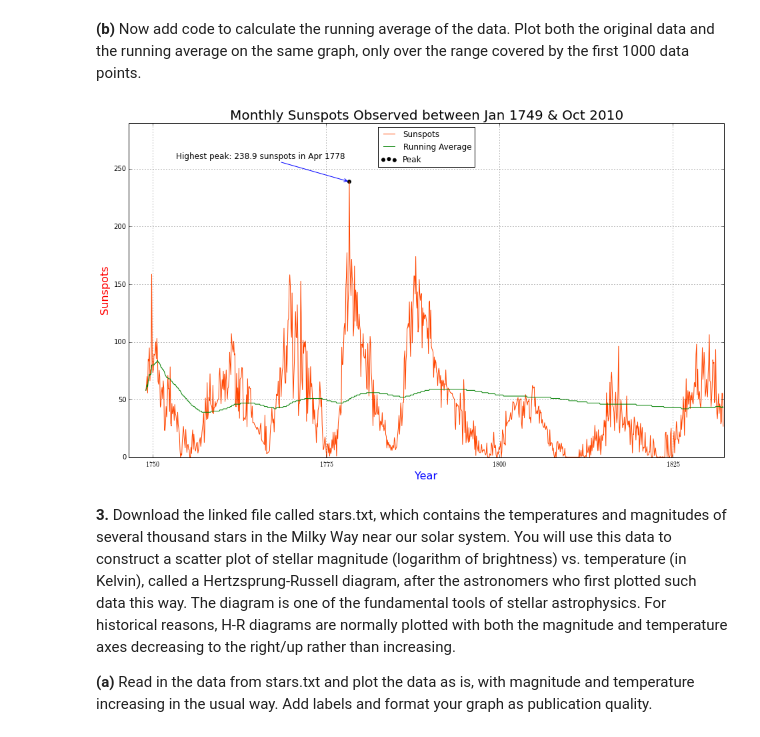
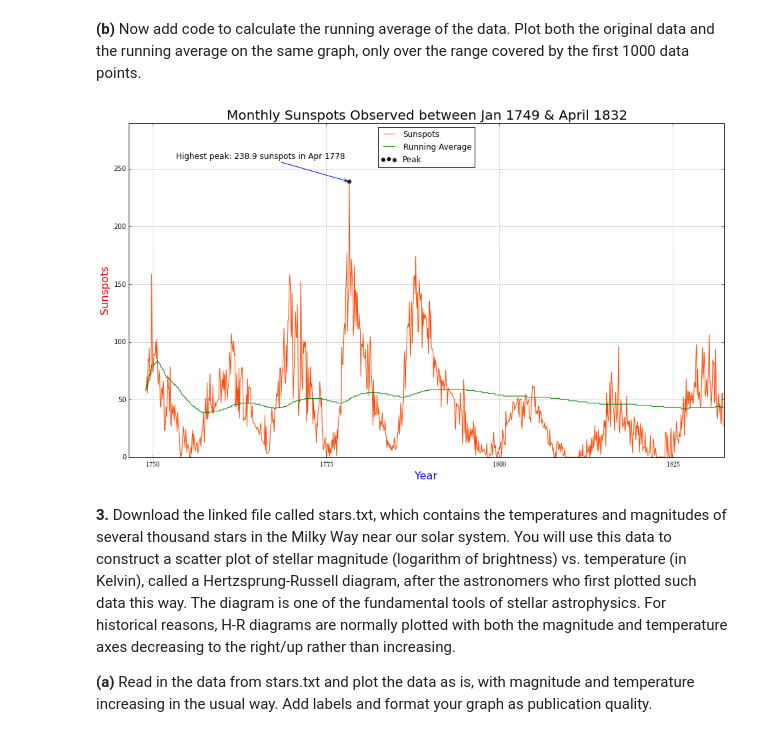
Before and after one commit to pnguye41/PHYS202-S14, a Jupyter notebook: Graphics/GraphicsExercises.ipynb, the cells around one changed output. Saved outputs shown, nothing was run; the diff lists cells and outputs as text; code cells hidden in the pictures.

```diff
--- a/Graphics/GraphicsExercises.ipynb
+++ b/Graphics/GraphicsExercises.ipynb
@@ -119,35 +119,35 @@ for n in x+1:
 y2 = ravg
 
 plt.figure(figsize=(16, 9), dpi=80)
 plt.plot(x, y, '-', markersize = 2, color='orangered', label='Sunspots')
 plt.plot(x, y2, '-', markersize = 4, color='g', label='Running Average')
 plt.xticks([12, 312, 612, 912, 1212, 1512, 1812, 2112, 2412, 2712, 3012],[r'$1750$', r'$1775$', r'$1800$', r'$1825$', r'$1850$', r'$1875$', r'$1900$', r'$1925$', r'$1950$', r'$1975$', r'$2000$'])
 plt.yticks([0, 50, 100, 150, 200, 250, 300])
 plt.xlim([-30,1000])
 plt.ylim([0,290])
 plt.xlabel("Year", color='b', fontsize=16)
 plt.ylabel("Sunspots", color='r', fontsize=16)
-plt.title("Monthly Sunspots Observed between Jan 1749 & Oct 2010", fontsize=20)
+plt.title("Monthly Sunspots Observed between Jan 1749 & April 1832", fontsize=20)
 
 
 peak = sunspots[:1000].max()
 peak_date_float = (np.where(sunspots[:1000]==peak)[0][0]) / 12.
 peak_year = 1749 + int(peak_date_float)
 peak_month = int((peak_date_float - int(peak_date_float))*12)
 months = ['Jan', 'Feb', 'Mar', 'Apr', 'May', 'Jun', 'Jul', 'Aug', 'Sep', 'Oct', 'Nov', 'Dec']
 peak_date = months[peak_month] + ' ' + str(peak_year)
 
 plt.scatter([peak_date_float*12., ], [peak, ],25,  color='black', label='Peak')
 plt.annotate(r'Highest peak: %s sunspots in %s' % (peak, peak_date),
              xy=[peak_date_float*12, peak],
              xytext=[peak_date_float*12 - 300, peak + 20], fontsize=12,
              arrowprops=dict(arrowstyle="->", color='b'))
 
 plt.legend(loc='upper center')
 
 plt.grid()
 # %% [output]
-[figure, old version]
+[figure, new version]
 # %% [markdown]
 **3.** Download the linked file called stars.txt, which contains the temperatures and magnitudes of several thousand stars in the Milky Way near our solar system. You will use this data to construct a scatter plot of stellar magnitude (logarithm of brightness) vs. temperature (in Kelvin), called a Hertzsprung-Russell diagram, after the astronomers who first plotted such data this way. The diagram is one of the fundamental tools of stellar astrophysics. For historical reasons, H-R diagrams are normally plotted with both the magnitude and temperature axes decreasing to the right/up rather than increasing.
 
```
Also changed, not shown: parts of 11 cells of this notebook, 4 other files.
